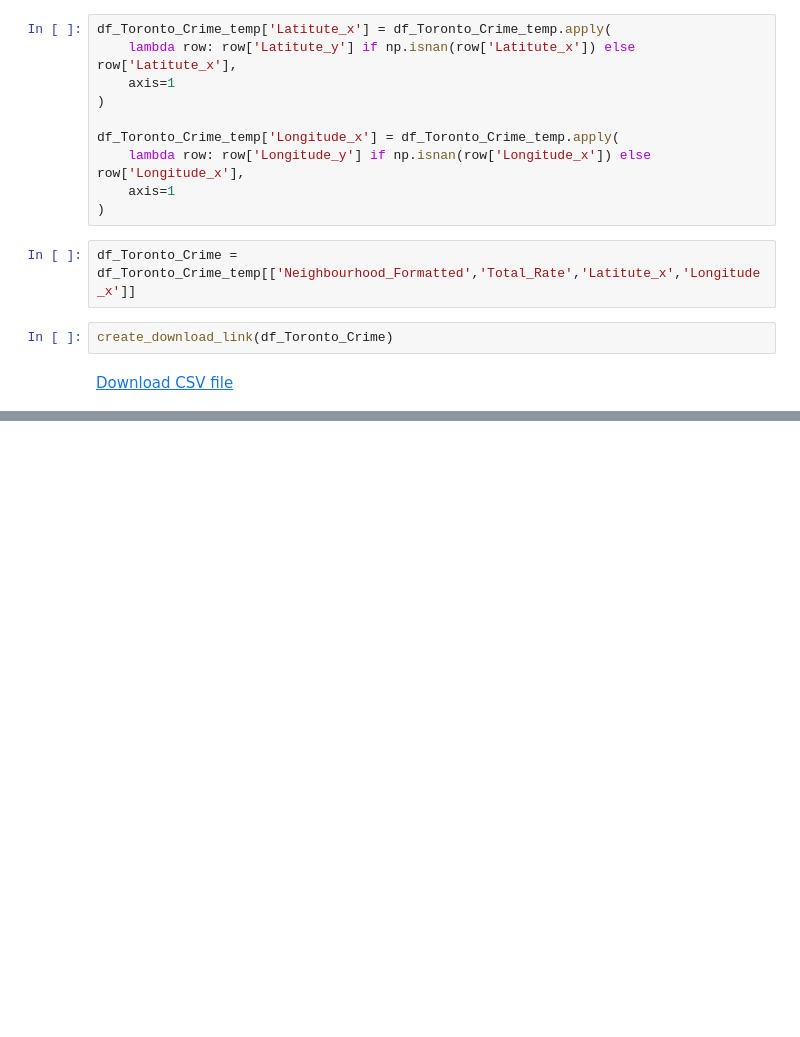
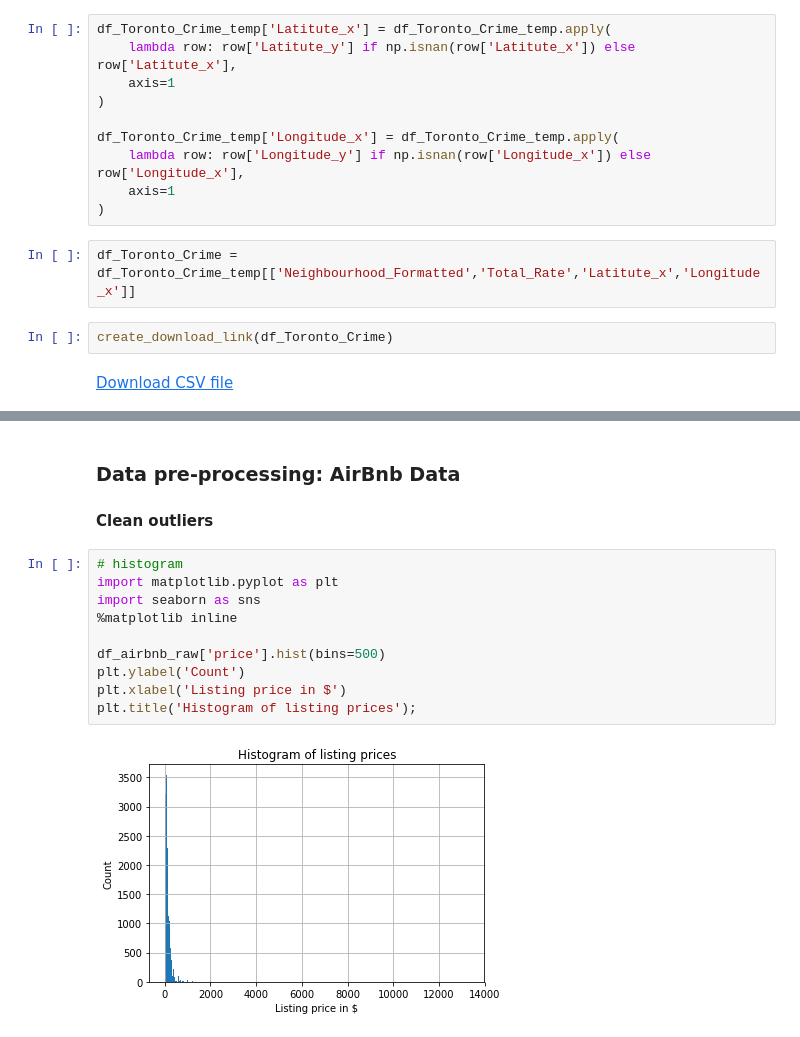
Before and after one commit to ldiazm/coursera-applied-data-science-capstone, a Jupyter notebook: The Battle of Neighborhoods (Week 2).ipynb, the cells around one changed output, grey strips where cells are left out. Cells and saved outputs as stored; diff of their text form; blank space fills up the shorter version.

```diff
--- a/The Battle of Neighborhoods (Week 2).ipynb
+++ b/The Battle of Neighborhoods (Week 2).ipynb
@@ -222,0 +239,15 @@ Download CSV file
+# %% [markdown]
+### Data pre-processing: AirBnb Data
+#### Clean outliers
+# %%
+# histogram
+import matplotlib.pyplot as plt
+import seaborn as sns
+%matplotlib inline
+
+df_airbnb_raw['price'].hist(bins=500)
+plt.ylabel('Count')
+plt.xlabel('Listing price in $')
+plt.title('Histogram of listing prices');
+# %% [output]
+[figure, added]
```
Also changed, not shown: parts of 58 cells of this notebook.
